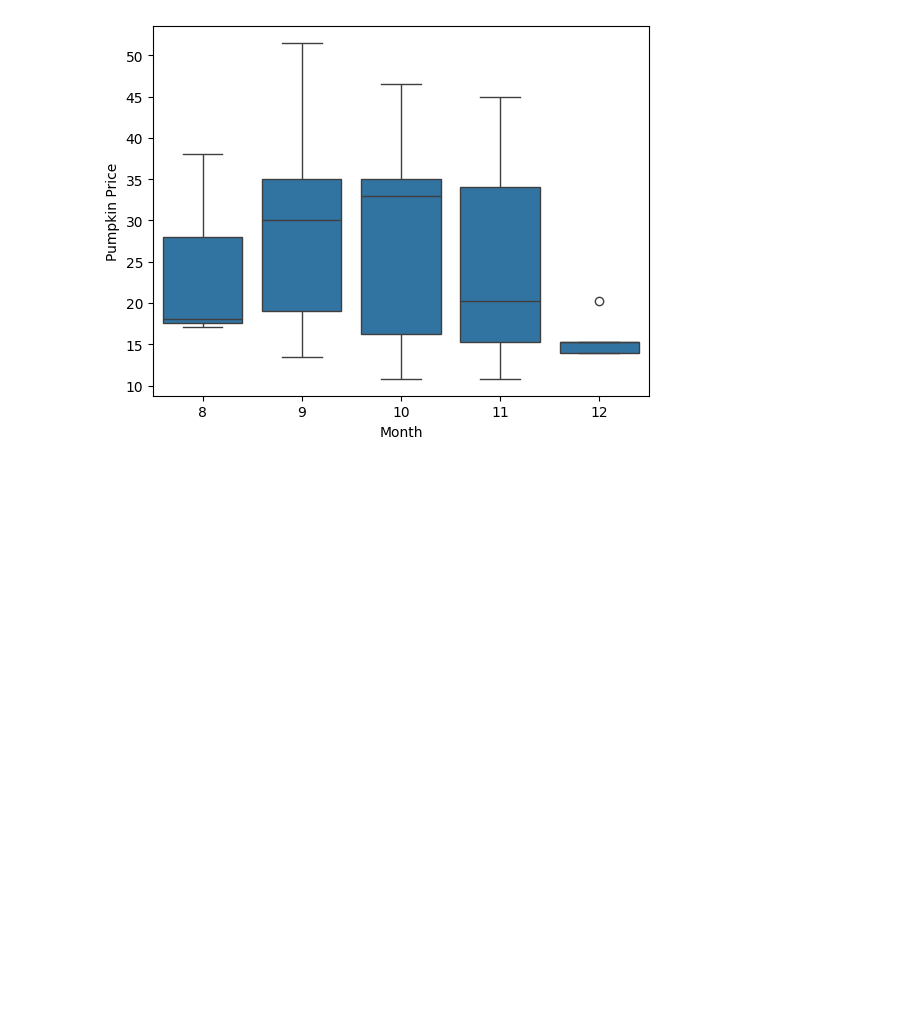
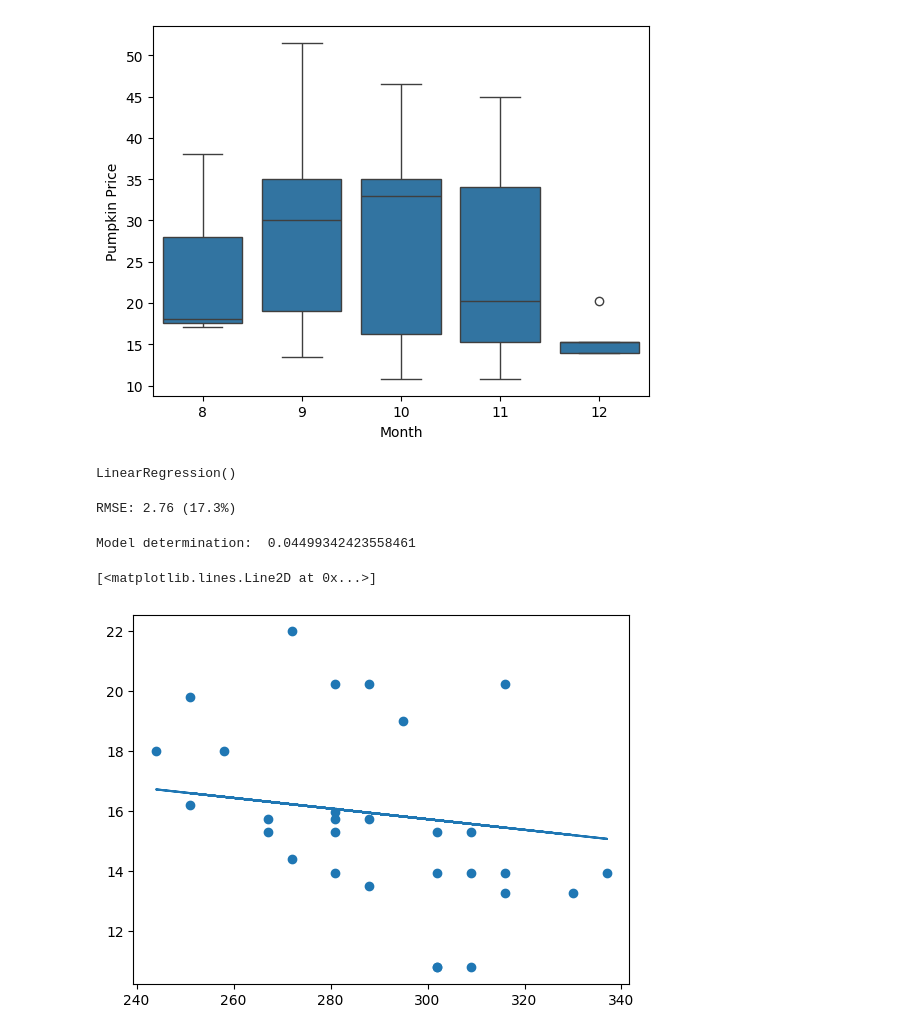
Before and after one commit to cagan123/ML_for-begginers-code, a Jupyter notebook: 2-Regression/2-Data/notebook.ipynb, the cells around one changed output. Saved outputs shown, nothing was run; the diff lists cells and outputs as text; code cells hidden in the pictures; blank space fills up the shorter version.

```diff
--- a/2-Regression/2-Data/notebook.ipynb
+++ b/2-Regression/2-Data/notebook.ipynb
@@ -63,0 +114,28 @@ plt.show()
+# %%
+X = pie_pumpkins['DayOfYear'].to_numpy().reshape(-1,1)
+y = pie_pumpkins['Price']
+X.shape
+X_train, X_test, y_train, y_test = train_test_split(X, y, test_size=0.2, random_state=0)
+# %%
+lin_reg = LinearRegression()
+lin_reg.fit(X_train,y_train)
+# %% [output]
+LinearRegression()
+# %%
+pred = lin_reg.predict(X_test)
+
+rmse = np.sqrt(mean_squared_error(y_test,pred))
+print(f'RMSE: {rmse:3.3} ({rmse/np.mean(pred)*100:3.3}%)')
+# %% [output]
+RMSE: 2.76 (17.3%)
+# %%
+score = lin_reg.score(X_train,y_train)
+print('Model determination: ', score)
+# %% [output]
+Model determination:  0.04499342423558461
+# %%
+plt.scatter(X_test,y_test)
+plt.plot(X_test,pred)
+# %% [output]
+[<matplotlib.lines.Line2D at 0x...>]
+[figure, added]
```
Also changed, not shown: parts of 6 cells of this notebook.
